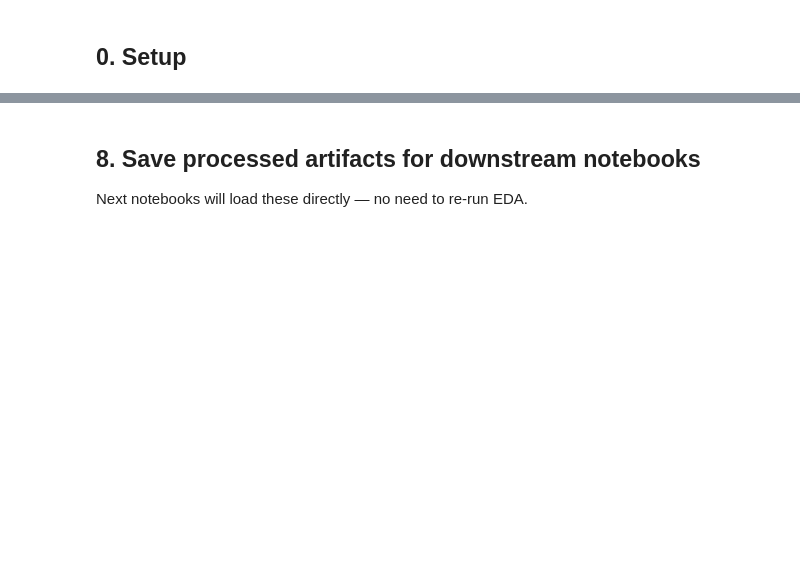
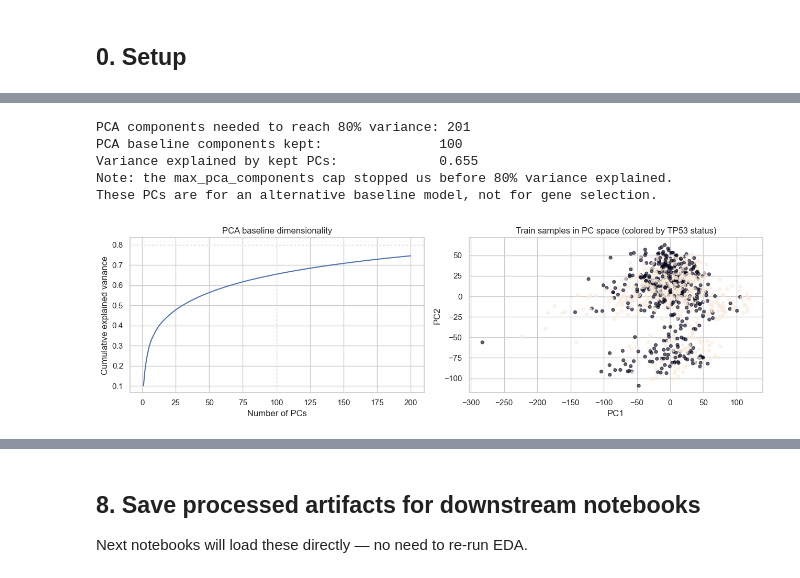
Before and after one commit to MauriceCC04/tp53-rna-prediction, a Jupyter notebook: ccle_eda.ipynb, the cells around one changed output, grey strips where cells are left out. Drawn from its saved outputs; the diff is of its cells as text; code cells hidden in the pictures; blank space fills up the shorter version.

```diff
--- a/ccle_eda.ipynb
+++ b/ccle_eda.ipynb
@@ -310,0 +1027,55 @@ print('(Not a strict test — gene expression is rarely perfectly normal — but
+# %%
+scaler_pca = StandardScaler().fit(X_train_clean)
+
+X_train_scaled = scaler_pca.transform(X_train_clean)
+X_val_scaled = scaler_pca.transform(X_val_filt[X_train_clean.columns])
+X_test_scaled = scaler_pca.transform(X_test_filt[X_train_clean.columns])
+
+max_full_pcs = min(200, X_train_clean.shape[0] - 1, X_train_clean.shape[1])
+pca_probe = PCA(n_components=max_full_pcs, random_state=RNG).fit(X_train_scaled)
+cumvar = np.cumsum(pca_probe.explained_variance_ratio_)
+n_pca_80 = int(np.searchsorted(cumvar, 0.80) + 1)
+n_pca = min(n_pca_80, CONFIG["max_pca_components"])
+
+pca_baseline = PCA(n_components=n_pca, random_state=RNG).fit(X_train_scaled)
+
+pc_cols = [f"PC{i+1}" for i in range(n_pca)]
+X_train_pca = pd.DataFrame(pca_baseline.transform(X_train_scaled), index=X_train_clean.index, columns=pc_cols)
+X_val_pca = pd.DataFrame(pca_baseline.transform(X_val_scaled), index=X_val_filt.index, columns=pc_cols)
+X_test_pca = pd.DataFrame(pca_baseline.transform(X_test_scaled), index=X_test_filt.index, columns=pc_cols)
+
+fig, axes = plt.subplots(1, 2, figsize=(13, 4))
+
+axes[0].plot(np.arange(1, len(cumvar) + 1), cumvar)
+axes[0].axhline(0.80, linestyle="--", linewidth=1)
+axes[0].axvline(n_pca, linestyle="--", linewidth=1)
+axes[0].set_xlabel("Number of PCs")
+axes[0].set_ylabel("Cumulative explained variance")
+axes[0].set_title("PCA baseline dimensionality")
+
+axes[1].scatter(
+    X_train_pca["PC1"],
+    X_train_pca["PC2"],
+    c=y_train_clean,
+    alpha=0.6,
+    s=18,
+)
+axes[1].set_xlabel("PC1")
+axes[1].set_ylabel("PC2")
+axes[1].set_title("Train samples in PC space (colored by TP53 status)")
+
+plt.tight_layout()
+
+print(f"PCA components needed to reach 80% variance: {n_pca_80}")
+print(f"PCA baseline components kept:               {n_pca}")
+print(f"Variance explained by kept PCs:             {pca_baseline.explained_variance_ratio_.sum():.3f}")
+if n_pca < n_pca_80:
+    print("Note: the max_pca_components cap stopped us before 80% variance explained.")
+print("These PCs are for an alternative baseline model, not for gene selection.")
+# %% [output]
+PCA components needed to reach 80% variance: 201
+PCA baseline components kept:               100
+Variance explained by kept PCs:             0.655
+Note: the max_pca_components cap stopped us before 80% variance explained.
+These PCs are for an alternative baseline model, not for gene selection.
+[figure, added]
```
Also changed, not shown: parts of 46 cells of this notebook, 2 other files.
